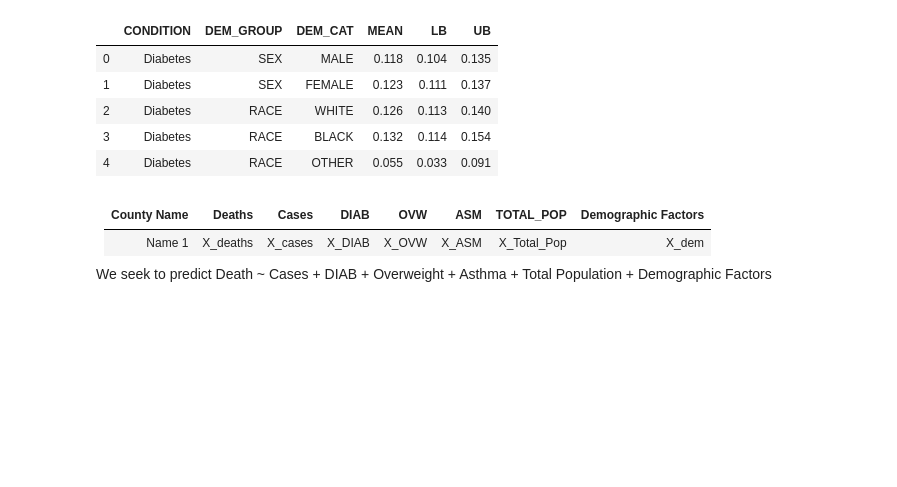
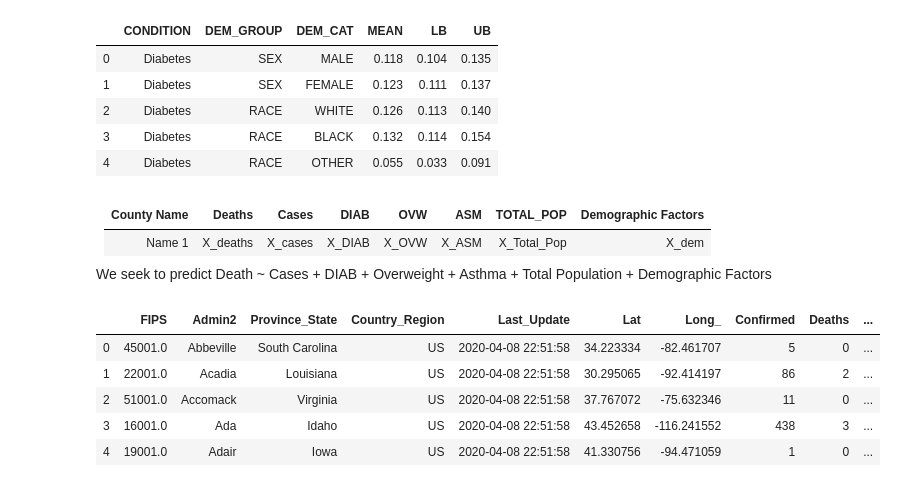
Before and after one commit to jemorgan1000/Regression_Final_Project, a Jupyter notebook: Notebooks/Preliminary_Analysis.ipynb, the cells around one changed output. Cells and saved outputs as stored; diff of their text form; code cells hidden in the pictures; blank space fills up the shorter version.

```diff
--- a/Notebooks/Preliminary_Analysis.ipynb
+++ b/Notebooks/Preliminary_Analysis.ipynb
@@ -268,3 +194,18 @@ chron_df.head()
 |Name 1|X_deaths|X_cases|X_DIAB|X_OVW|X_ASM|X_Total_Pop|X_dem
 
 We seek to predict Death ~ Cases + DIAB + Overweight + Asthma + Total Population + Demographic Factors
+# %%
+
+jhu_df = pd.read_csv(osp.join(data_path,'county_data_jhu_4_8.csv'))
+jhu_df = jhu_df[jhu_df.Country_Region == "US"]
+remove_provs = ['Puerto Rico','Grand Princess','Guam','Diamond Princess','Virgin Islands','Northern Mariana Islands']
+jhu_df = jhu_df[~(jhu_df.Province_State.isin(remove_provs))]
+jhu_df.insert(len(jhu_df.columns),'Percent',jhu_df.Deaths/jhu_df.Confirmed)
+jhu_df.head()
+# %% [output]
+|  | FIPS | Admin2 | Province_State | Country_Region | Last_Update | Lat | Long_ | Confirmed | Deaths | ... |
+| 0 | 45001.0 | Abbeville | South Carolina | US | 2020-04-08 22:51:58 | 34.223334 | -82.461707 | 5 | 0 | ... |
+| 1 | 22001.0 | Acadia | Louisiana | US | 2020-04-08 22:51:58 | 30.295065 | -92.414197 | 86 | 2 | ... |
+| 2 | 51001.0 | Accomack | Virginia | US | 2020-04-08 22:51:58 | 37.767072 | -75.632346 | 11 | 0 | ... |
+| 3 | 16001.0 | Ada | Idaho | US | 2020-04-08 22:51:58 | 43.452658 | -116.241552 | 438 | 3 | ... |
+| 4 | 19001.0 | Adair | Iowa | US | 2020-04-08 22:51:58 | 41.330756 | -94.471059 | 1 | 0 | ... |
```
Also changed, not shown: parts of 13 cells of this notebook, 11 other files.
